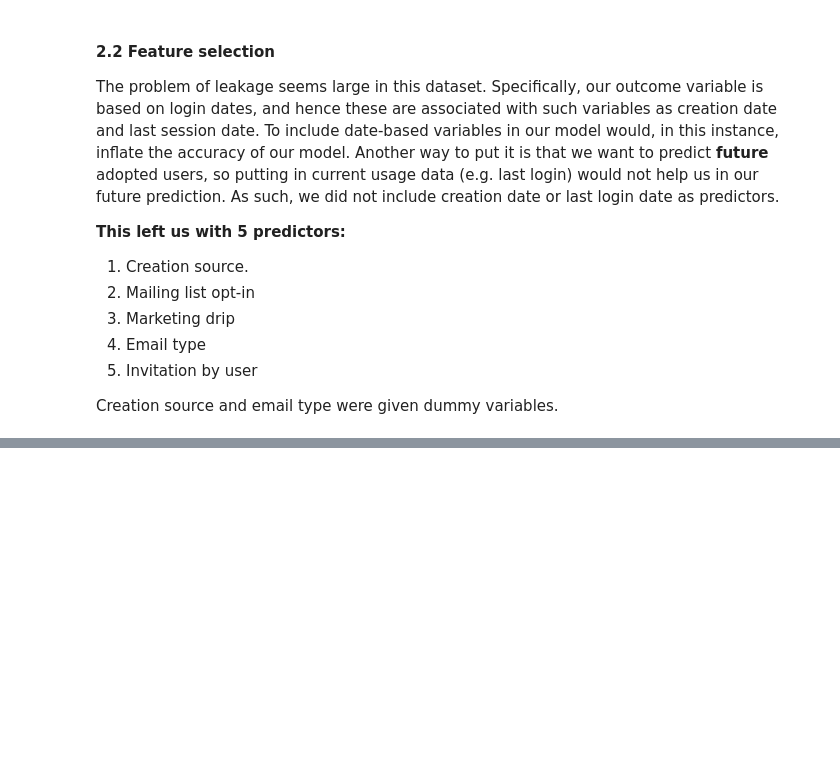
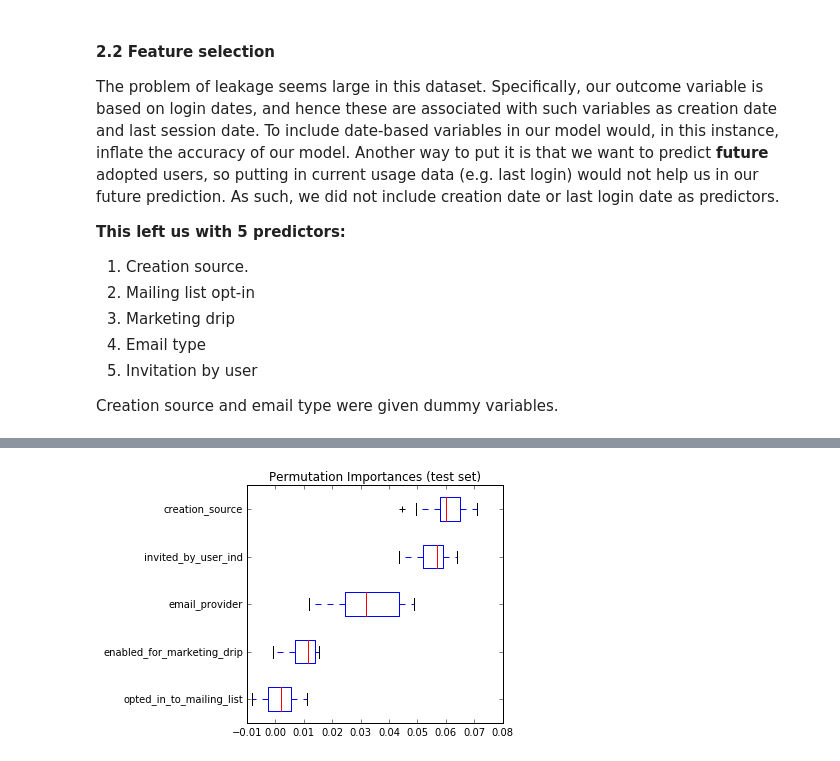
Before and after one commit to jpgerber/User-Adoption-Example, a Jupyter notebook: user_adoption_cleaner.ipynb, the cells around one changed output, grey strips where cells are left out. Drawn from its saved outputs; the diff is of its cells as text; code cells hidden in the pictures; blank space fills up the shorter version.

```diff
--- a/user_adoption_cleaner.ipynb
+++ b/user_adoption_cleaner.ipynb
@@ -426,0 +336,14 @@ Do a violin plot by type
+# %%
+# Evaluate feature importance via permutation test
+result = permutation_importance(model, Xtest, ytest, n_repeats=10,
+                                random_state=42, n_jobs=2)
+sorted_idx = result.importances_mean.argsort()
+
+fig, ax = plt.subplots()
+ax.boxplot(result.importances[sorted_idx].T,
+           vert=False, labels=Xtest.columns[sorted_idx])
+ax.set_title("Permutation Importances (test set)")
+fig.tight_layout()
+plt.show()
+# %% [output]
+[figure, added]
```
Also changed, not shown: parts of 52 cells of this notebook.
